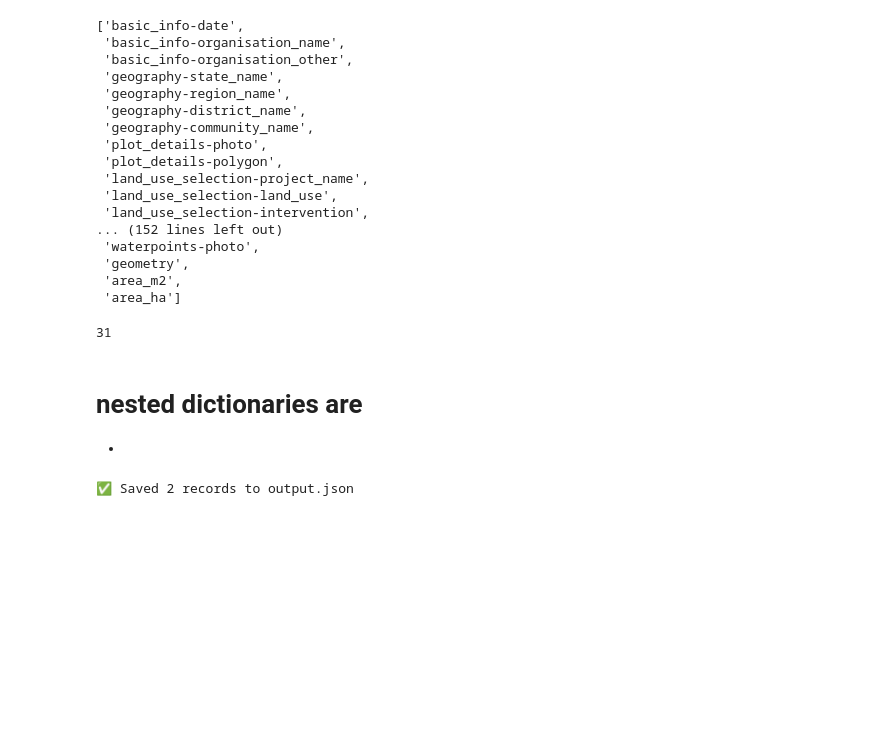
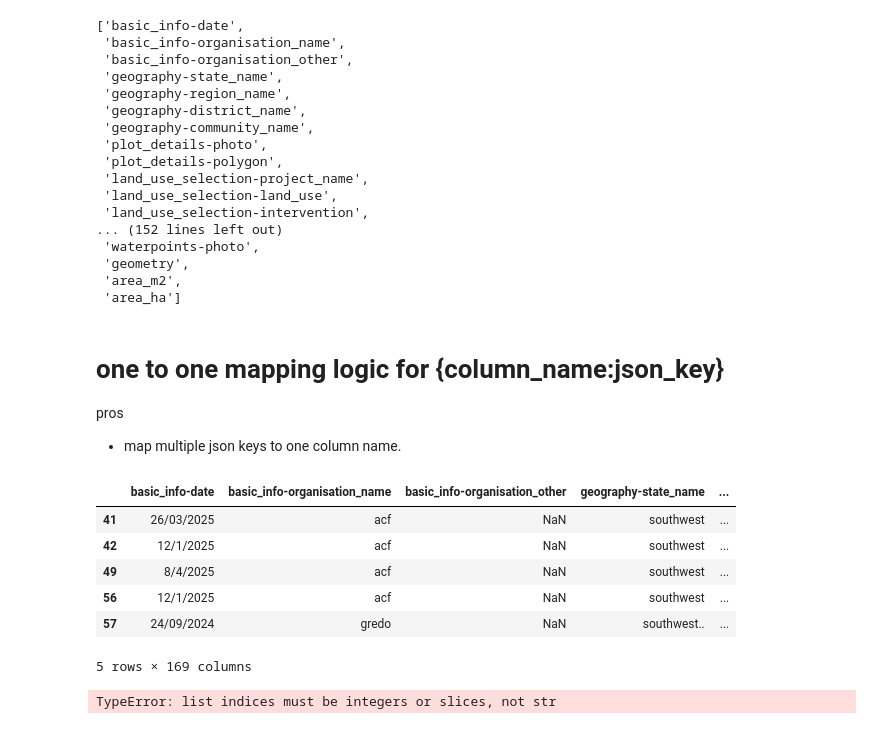
Before and after one commit to mulyung1/mini_projects, a Jupyter notebook: regreen_cleaning/brics3_migration/brics3_halfmoons.ipynb, the cells around one changed output. Drawn from its saved outputs; the diff is of its cells as text; code cells hidden in the pictures; blank space fills up the shorter version.

Commit message:
added logic to extract enumerator info

```diff
--- a/regreen_cleaning/brics3_migration/brics3_halfmoons.ipynb
+++ b/regreen_cleaning/brics3_migration/brics3_halfmoons.ipynb
@@ -278,21 +277,32 @@ list(cleaned_df.columns)
 # list(data.keys())
 
 #list(shared_df.columns)
-halfmoons = pd.read_csv(os.path.join(data_folder, 'Rangeland_Somalia_BRCiSIII-trees_grasses_halfmoons_raw.csv'))
-#list(halfmoons.columns)
-halfmoons['crops_in_field'].nunique()
+# halfmoons = pd.read_csv(os.path.join(data_folder, 'Rangeland_Somalia_BRCiSIII-trees_grasses_halfmoons_raw.csv'))
+# #list(halfmoons.columns)
+# halfmoons['crops_in_field'].nunique()
-# %% [output]
-31
 # %% [markdown]
-# nested dictionaries are
--
+# one to one mapping logic for {column_name:json_key}
+pros
+- map multiple json keys to one column name.
+# %%
+sorted_df = pd.DataFrame(merged_df[merged_df['basic_info-name'].isin(['Jamal Ali Tagal','Muktar Mohamednoor Rage', 'Jamal Ali','Abdiaziz Adan Hassan', 'Abdiaziz Adan Hassa','Abdikarim Mohamed Ismail','Abdikarin Mohamed Ismail','Abdirashid Sheikh Mohamed'])])
+# type(sorted_df)
+sorted_df.head()
+# %% [output]
+|  | basic_info-date | basic_info-organisation_name | basic_info-organisation_other | geography-state_name | ... |
+| 41 | 26/03/2025 | acf | NaN | southwest | ... |
+| 42 | 12/1/2025 | acf | NaN | southwest | ... |
+| 49 | 8/4/2025 | acf | NaN | southwest | ... |
+| 56 | 12/1/2025 | acf | NaN | southwest | ... |
+| 57 | 24/09/2024 | gredo | NaN | southwest.. | ... |
+5 rows × 169 columns
 # %%
 import csv, json, os, copy
 
 # Input files
-CSV_FILE = os.path.join(data_folder, "test.csv")
-MAPPING_FILE = os.path.join(data_folder, "mapping2.json")
-TEMPLATE_FILE = os.path.join(data_folder,"template.json")
+sorted_df
+MAPPING_FILE = os.path.join(data_folder, "brics_mapping_main.json")
+TEMPLATE_FILE = os.path.join(data_folder,"halfmoon_json_template.json")
 OUTPUT_FILE = "output.json"
 
 with open(TEMPLATE_FILE, "r") as f:
@@ -305,27 +315,34 @@ with open(MAPPING_FILE, "r") as f:
 def set_nested(d, keys, value):
     """Helper: sets nested dict values like person.name → d['person']['name']"""
     for key in keys[:-1]:
+                # handle list index
+        # if isinstance(d, list):
+        #     key_int = int(key)  # assumes valid integer
+        #     # extend list if needed
+        #     while len(d) <= key_int:
+        #         d.append({})
+        #     d = d[key_int]
+        # else:
         d = d.setdefault(key, {})
+        print(d)
     d[keys[-1]] = value
-
-# Read CSV into a DataFrame
-df = pd.read_csv(CSV_FILE)
 
 # Build the output
 output = []
-for _, row in df.iterrows():
+for _, row in sorted_df.iterrows():
     record = copy.deepcopy(template)
-    for csv_col, json_path in mapping.items():
+    for csv_col, json_key in mapping.items():
         if csv_col in row:
-            set_nested(record, json_path.split('.'), str(row[csv_col]))
+            set_nested(record, json_key.split('.'), row[csv_col])
+    record
     output.append(record)
 
 # Write output JSON
-with open(OUTPUT_FILE, "w") as f:
-    json.dump(output, f, indent=2)
+# with open(OUTPUT_FILE, "w") as f:
+#     json.dump(output, f, indent=2)
 
-print(f"✅ Saved {len(output)} records to {OUTPUT_FILE}")
+# print(f"✅ Saved {len(output)} records to {OUTPUT_FILE}")
 # %% [output]
-✅ Saved 2 records to output.json
+TypeError: list indices must be integers or slices, not str
 # %%
 print(json.dumps(output[0], indent=2))
```
Also changed, not shown: parts of 9 cells of this notebook.
